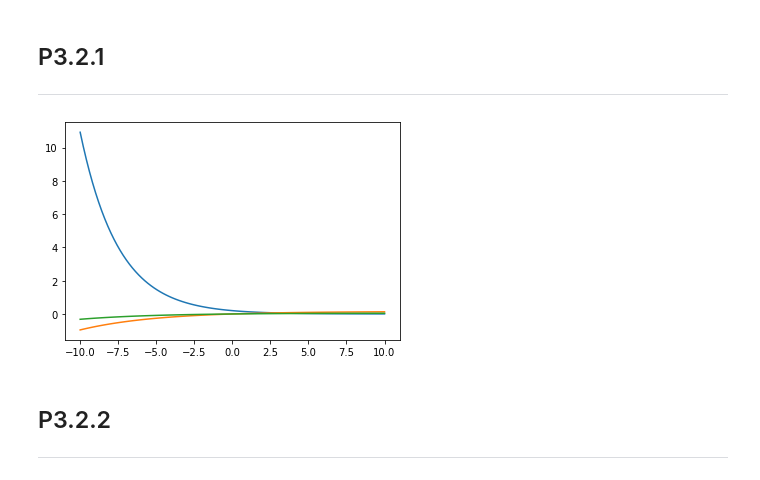
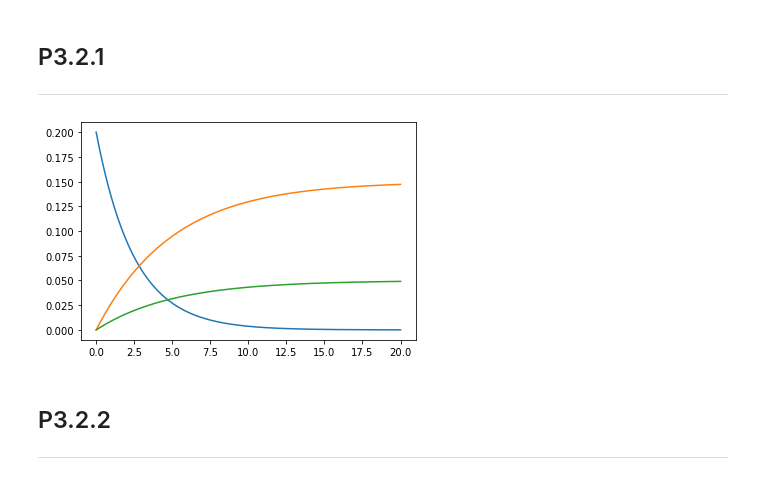
Before and after one commit to DarkHawk727/Learn-Scientific-Programming-with-Python, a Jupyter notebook: Section 3.2/Section 3.2 Problems.ipynb, the cells around one changed output. Saved outputs shown, nothing was run; the diff lists cells and outputs as text; code cells hidden in the pictures.

```diff
--- a/Section 3.2/Section 3.2 Problems.ipynb
+++ b/Section 3.2/Section 3.2 Problems.ipynb
@@ -4,24 +4,24 @@
 # %%
 import matplotlib.pyplot as plt
 import numpy as np
 import math
 
 k_1 = 0.3
 k_2 = 0.1
 A_0 = 0.2
-t = np.linspace(-10, 10, 100)
+t = np.linspace(0.0, 20.0, 1000)
 
 A = A_0 * math.e ** (-1 * (k_1 + k_2) * t)
 B = (k_1 / (k_1 + k_2)) * A_0 * (1 - math.e **((-1 * k_1 + k_2) * t))
 C = (k_2 / (k_1 + k_2)) * A_0 * (1 - math.e **((-1 * k_1 + k_2) * t))
 
 plt.plot(t, A)
 plt.plot(t, B)
 plt.plot(t, C)
 
 plt.show()
 # %% [output]
-[figure, old version]
+[figure, new version]
 # %% [markdown]
 ## P3.2.2
 ----
```
Also changed, not shown: parts of 1 cell of this notebook.
